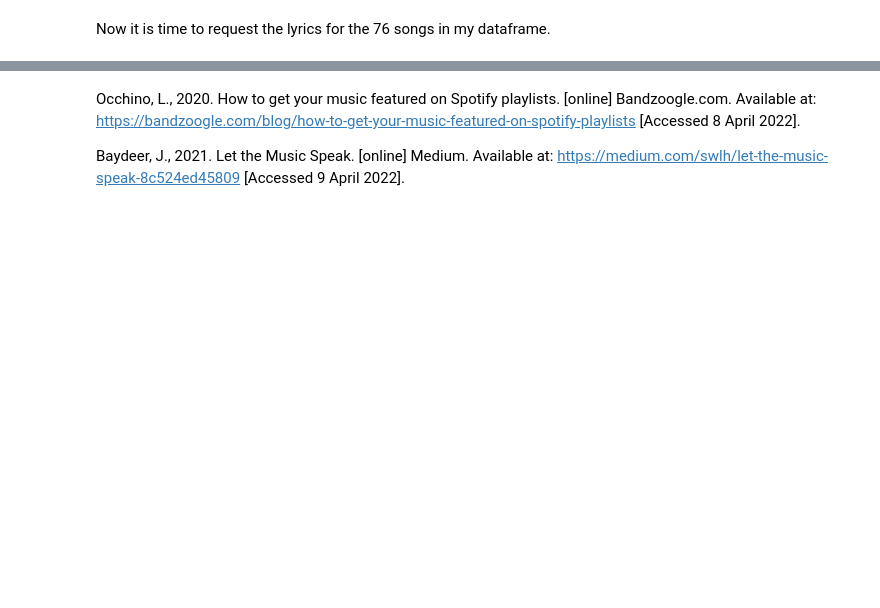
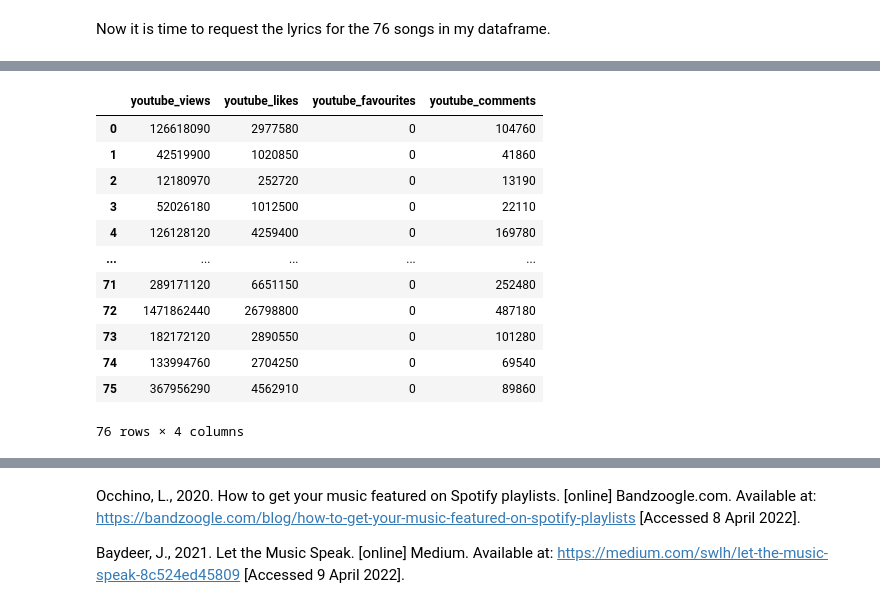
Before and after one commit to doratian99/MSIN0166-DE-Individual-Project, a Jupyter notebook: Data Collection/Notebook.ipynb, the cells around one changed output, grey strips where cells are left out. Cells and saved outputs as stored; diff of their text form; code cells hidden in the pictures; blank space fills up the shorter version.

```diff
--- a/Data Collection/Notebook.ipynb
+++ b/Data Collection/Notebook.ipynb
@@ -660,0 +879,16 @@ playlist_lyrics_list
+# %%
+youtube_df
+# %% [output]
+|  | youtube_views | youtube_likes | youtube_favourites | youtube_comments |
+| 0 | 126618090 | 2977580 | 0 | 104760 |
+| 1 | 42519900 | 1020850 | 0 | 41860 |
+| 2 | 12180970 | 252720 | 0 | 13190 |
+| 3 | 52026180 | 1012500 | 0 | 22110 |
+| 4 | 126128120 | 4259400 | 0 | 169780 |
+| ... | ... | ... | ... | ... |
+| 71 | 289171120 | 6651150 | 0 | 252480 |
+| 72 | 1471862440 | 26798800 | 0 | 487180 |
+| 73 | 182172120 | 2890550 | 0 | 101280 |
+| 74 | 133994760 | 2704250 | 0 | 69540 |
+| 75 | 367956290 | 4562910 | 0 | 89860 |
+76 rows × 4 columns
```
Also changed, not shown: parts of 46 cells of this notebook.
